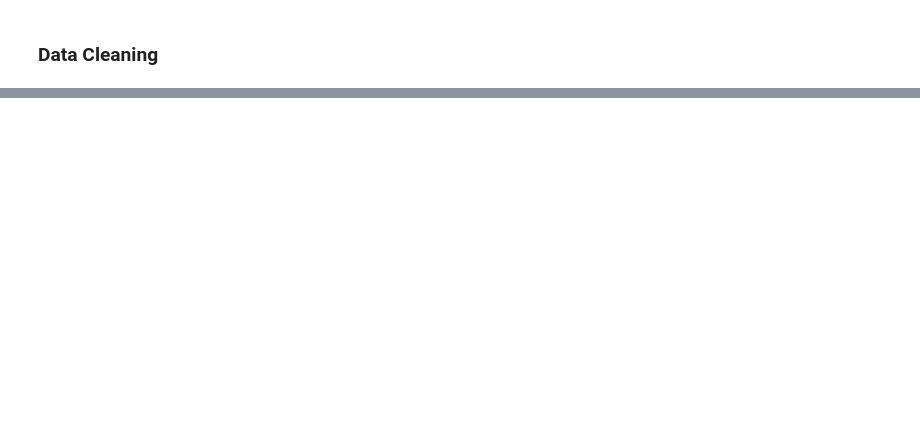
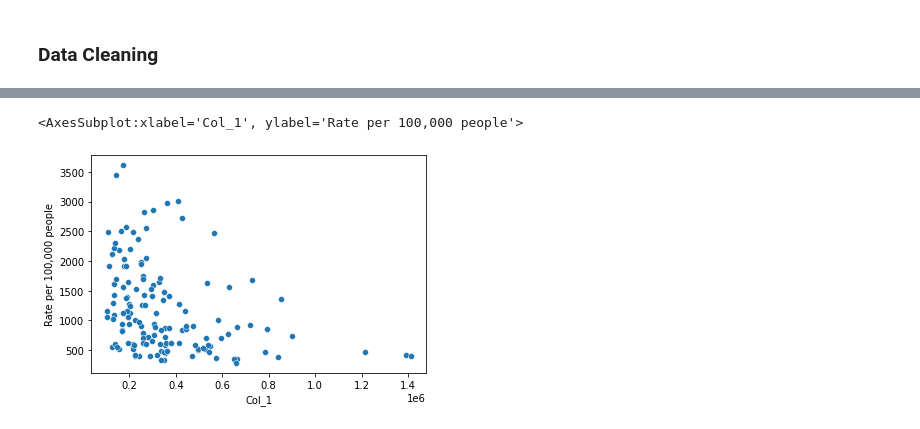
Before and after one commit to alexeimarcilio/GBC, a Jupyter notebook: LR_Project/CovidTO.ipynb, the cells around one changed output, grey strips where cells are left out. Cells and saved outputs as stored; diff of their text form; code cells hidden in the pictures; blank space fills up the shorter version.

```diff
--- a/LR_Project/CovidTO.ipynb
+++ b/LR_Project/CovidTO.ipynb
@@ -190,0 +260,8 @@ sring = "k(a3(b(a2(c))))"
+# %%
+# Average after tax houshold income vs covid rate
+df = NeighCases[['Col_1','Rate per 100,000 people']]
+
+sns.scatterplot(data=df, x='Col_1',y='Rate per 100,000 people')
+# %% [output]
+<AxesSubplot:xlabel='Col_1', ylabel='Rate per 100,000 people'>
+[figure, added]
```
Also changed, not shown: parts of 130 cells of this notebook, 25 other files.
